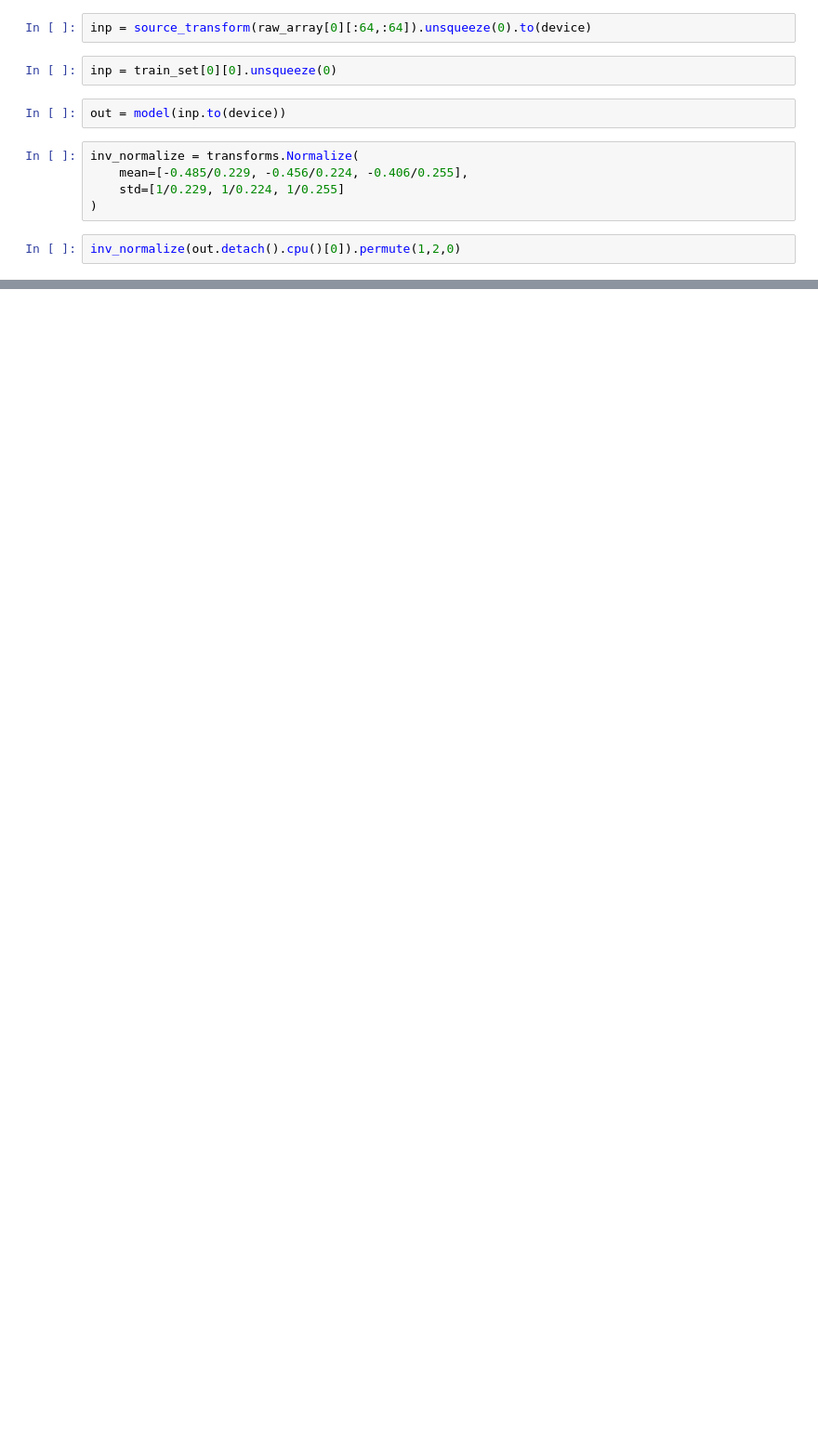
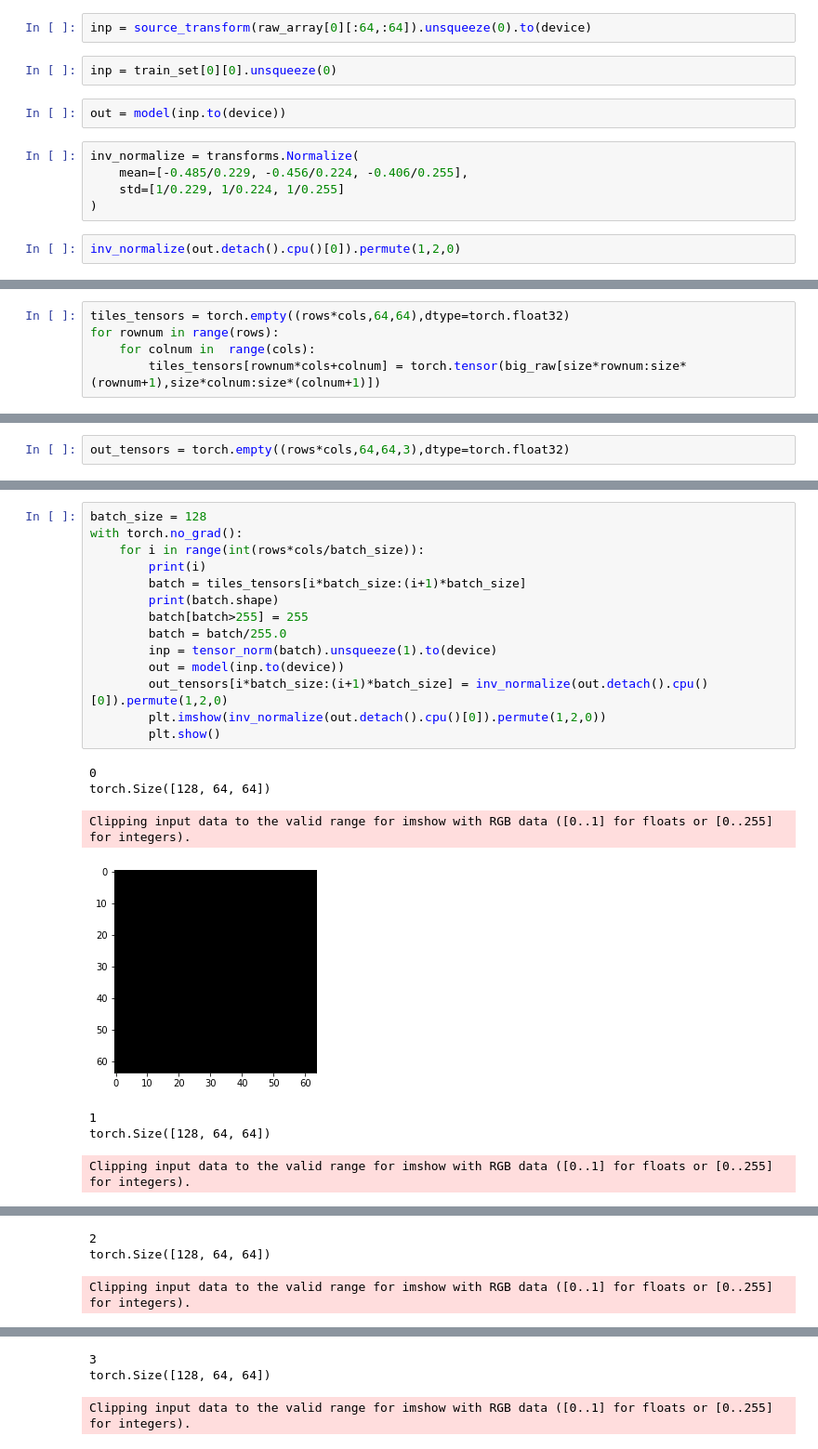
Before and after one commit to altimerk/dngnn, a Jupyter notebook: eval.ipynb, the cells around one changed output, grey strips where cells are left out. Shown at 93% size. Cells and saved outputs as stored; diff of their text form; blank space fills up the shorter version.

```diff
--- a/eval.ipynb
+++ b/eval.ipynb
@@ -201,0 +216,5 @@ RuntimeError: CUDA out of memory. Tried to allocate 256.00 MiB (GPU 0; 3.95 GiB
+# %%
+tiles_tensors = torch.empty((rows*cols,64,64),dtype=torch.float32)
+for rownum in range(rows):
+    for colnum in  range(cols):
+        tiles_tensors[rownum*cols+colnum] = torch.tensor(big_raw[size*rownum:size*(rownum+1),size*colnum:size*(colnum+1)])
@@ -201,0 +225,2 @@ RuntimeError: CUDA out of memory. Tried to allocate 256.00 MiB (GPU 0; 3.95 GiB
+# %%
+out_tensors = torch.empty((rows*cols,64,64,3),dtype=torch.float32)
@@ -201,0 +241,22 @@ RuntimeError: CUDA out of memory. Tried to allocate 256.00 MiB (GPU 0; 3.95 GiB
+# %%
+batch_size = 128
+with torch.no_grad():
+    for i in range(int(rows*cols/batch_size)):
+        print(i)
+        batch = tiles_tensors[i*batch_size:(i+1)*batch_size]
+        print(batch.shape)
+        batch[batch>255] = 255
+        batch = batch/255.0
+        inp = tensor_norm(batch).unsqueeze(1).to(device)
+        out = model(inp.to(device))
+        out_tensors[i*batch_size:(i+1)*batch_size] = inv_normalize(out.detach().cpu()[0]).permute(1,2,0)
+        plt.imshow(inv_normalize(out.detach().cpu()[0]).permute(1,2,0))
+        plt.show()
+# %% [output]
+0
+torch.Size([128, 64, 64])
+Clipping input data to the valid range for imshow with RGB data ([0..1] for floats or [0..255] for integers).
+[figure, added]
+1
+torch.Size([128, 64, 64])
+Clipping input data to the valid range for imshow with RGB data ([0..1] for floats or [0..255] for integers).
@@ -201,0 +264,3 @@ RuntimeError: CUDA out of memory. Tried to allocate 256.00 MiB (GPU 0; 3.95 GiB
+2
+torch.Size([128, 64, 64])
+Clipping input data to the valid range for imshow with RGB data ([0..1] for floats or [0..255] for integers).
@@ -201,0 +268,3 @@ RuntimeError: CUDA out of memory. Tried to allocate 256.00 MiB (GPU 0; 3.95 GiB
+3
+torch.Size([128, 64, 64])
+Clipping input data to the valid range for imshow with RGB data ([0..1] for floats or [0..255] for integers).
```
Also changed, not shown: parts of 25 cells of this notebook.
